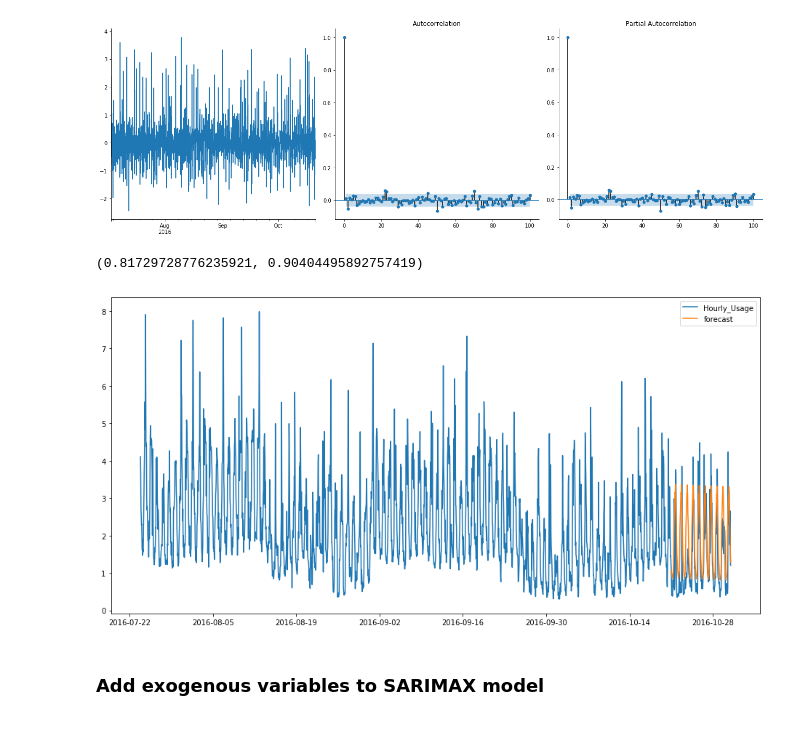
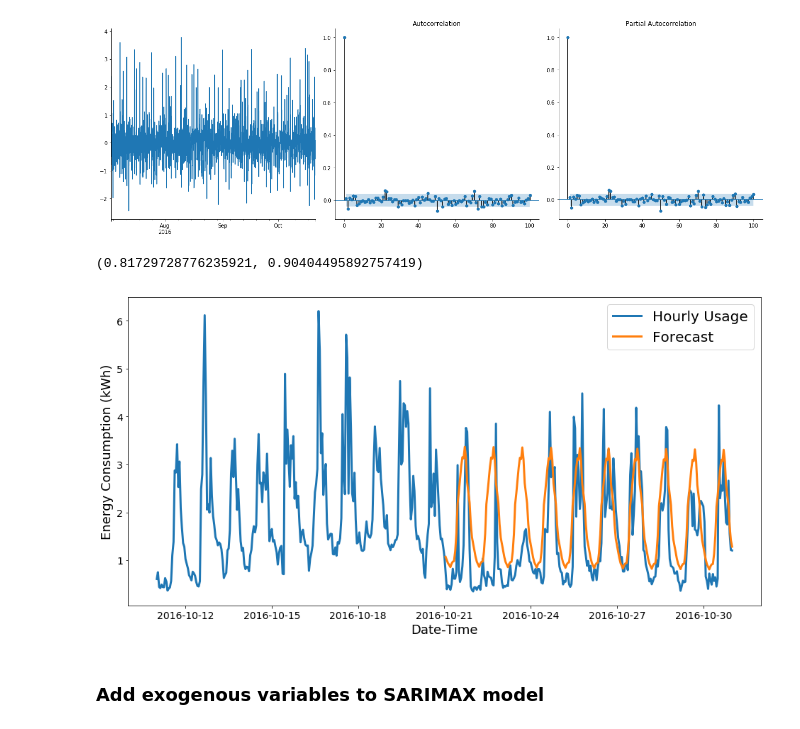
Before and after one commit to kzhao682/Smart_Energy_Consumption, a Jupyter notebook: 03_ARIMA_models.ipynb, the cells around one changed output. Saved outputs shown, nothing was run; the diff lists cells and outputs as text; code cells hidden in the pictures.

```diff
--- a/03_ARIMA_models.ipynb
+++ b/03_ARIMA_models.ipynb
@@ -253,9 +253,13 @@ def add_forecast(model, test, train, start_time, end_time):
 
 def plot_forecast(data, datapoints):
     fig = plt.figure(figsize=(16,8))
-    plt.plot(data['Hourly_Usage'][datapoints:])
-    plt.plot(data['forecast'])
-    plt.legend()
+    plt.plot(data['Hourly_Usage'][datapoints:],linewidth=3, label='Hourly Usage')
+    plt.plot(data['forecast'], linewidth=3, label='Forecast')
+    plt.xlabel('Date-Time', fontsize=18)
+    plt.ylabel('Energy Consumption (kWh)', fontsize=18)
+    plt.xticks(fontsize=14)
+    plt.yticks(fontsize=14)
+    plt.legend(fontsize=20)
 # %%
 arima_results = fit_arima(df, 545, length=10, total_length=120)
 # %%
@@ -276,10 +280,10 @@ start_train, end_train, start_test, end_test = find_dates(545, 10, 120)
 df_train, df_test = create_train_test(df, start_train, end_train, start_test, end_test, 240)
 # %%
 print(add_forecast(arima_results, df_test, df_train, start_test,end_test))
-plot_forecast(df_train, 500)
+plot_forecast(df_train, 2400)
 # %% [output]
 (0.81729728776235921, 0.90404495892757419)
-[figure, old version]
+[figure, new version]
 # %% [markdown]
 ### Add exogenous variables to SARIMAX model
 # %% [markdown]
```
Also changed, not shown: parts of 11 cells of this notebook, 15 other files.
